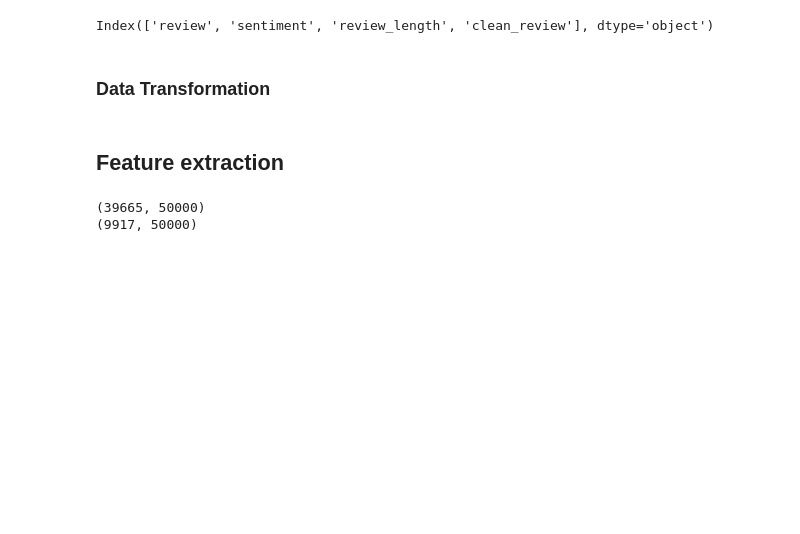
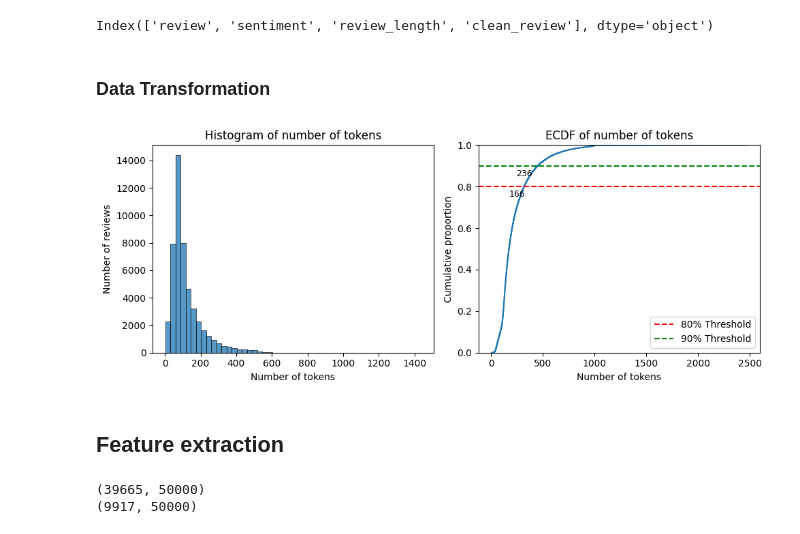
Before and after one commit to olizekor/movie-review-sentiment-analysis, a Jupyter notebook: notebooks/exploration.ipynb, the cells around one changed output. Drawn from its saved outputs; the diff is of its cells as text; code cells hidden in the pictures; blank space fills up the shorter version.

```diff
--- a/notebooks/exploration.ipynb
+++ b/notebooks/exploration.ipynb
@@ -265,3 +284,39 @@ review_train, review_test, label_train, label_test = train_test_split(df["clean_
+# %%
+# Adding a column for review length
+fig, axes = plt.subplots(1, 2, figsize=(10,4))
+text_df_no_duplicates["token_length"] = text_df_no_duplicates["tokenized"].apply(lambda x: len(x))
+
+# histogram of reviews lengths
+sns.histplot(text_df_no_duplicates["token_length"], bins=50, ax=axes[0])
+axes[0].set_title("Histogram of number of tokens")
+axes[0].set_xlabel("Number of tokens")
+axes[0].set_ylabel("Number of reviews")
+
+# ECDF plot of review lengths
+sns.ecdfplot(data = text_df, x = "review_length", ax=axes[1])
+axes[1].set_title("ECDF of number of tokens")
+axes[1].set_xlabel("Number of tokens")
+axes[1].set_ylabel("Cumulative proportion")
+axes[1].axhline(y=0.8, color="red", linestyle="--", label="80% Threshold")
+axes[1].axhline(y=0.9, color="green", linestyle="--", label="90% Threshold")
+x_80 = text_df_no_duplicates["token_length"].quantile(0.8)
+x_90 = text_df_no_duplicates["token_length"].quantile(0.9)
+axes[1].legend()
+# annotating the 80th percentile
+axes[1].annotate(f'{x_80:.0f}',
+                 xy=(x_80, 0.8),
+                 xytext=(x_80 + 10, 0.75),
+                 fontsize=9)
+# annotating the 90th percentile
+axes[1].annotate(f'{x_90:.0f}',
+                 xy=(x_90, 0.9),
+                 xytext=(x_90 + 10, 0.85),
+                 fontsize=9)
+
+plt.tight_layout()
+plt.show()
+# %% [output]
+[figure, added]
 # %% [markdown]
 ## Feature extraction
 # %%
```
Also changed, not shown: parts of 53 cells of this notebook.
